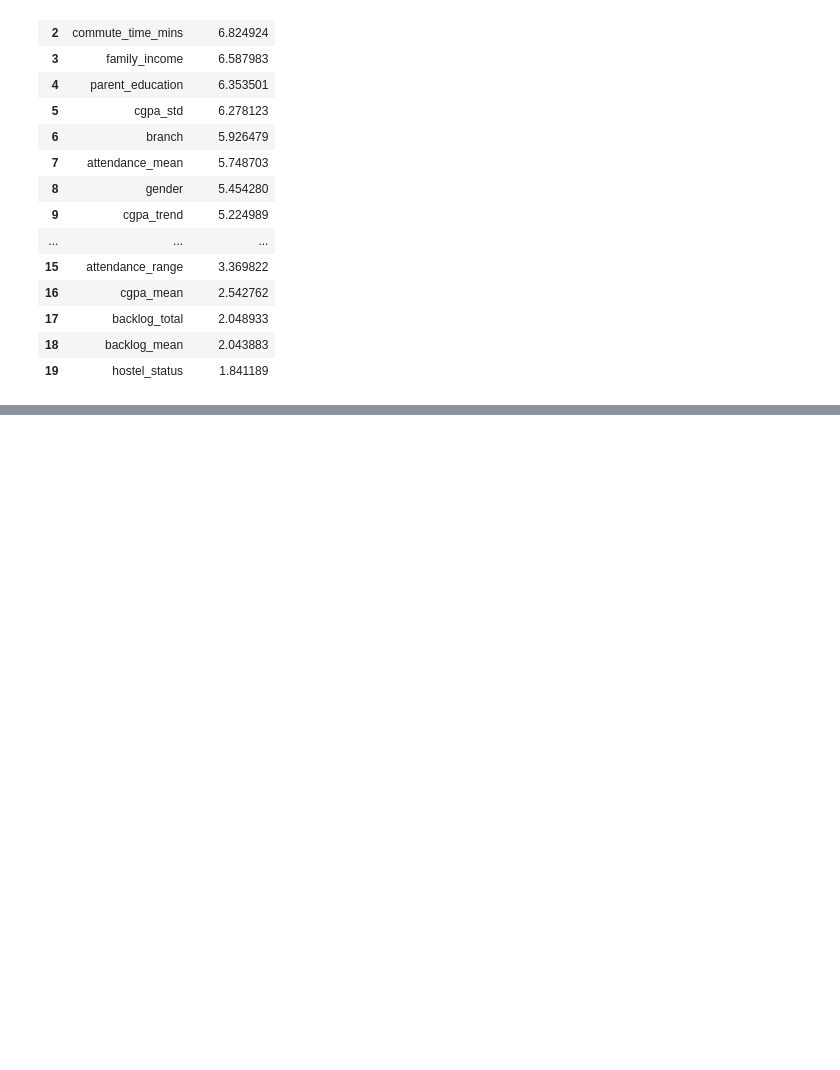
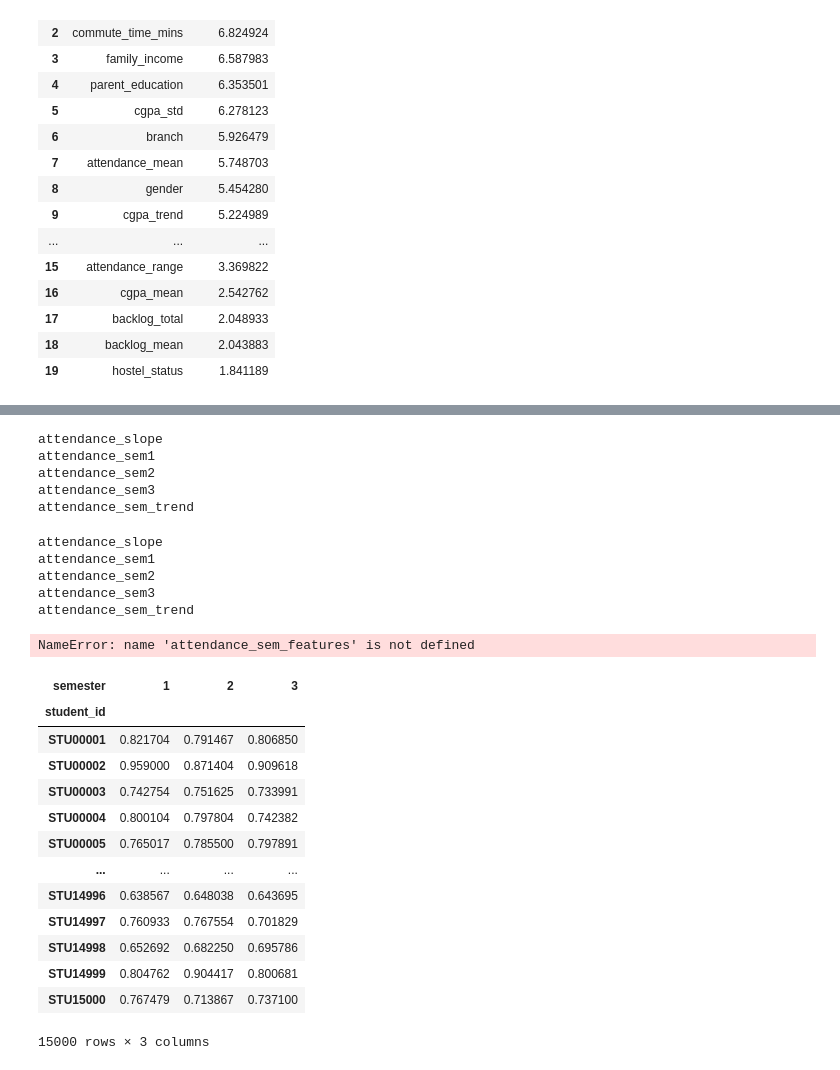
Before and after one commit to adarsh3908/RetinaAI, a Jupyter notebook: notebooks/first_draft.ipynb, the cells around one changed output, grey strips where cells are left out. Cells and saved outputs as stored; diff of their text form; code cells hidden in the pictures; blank space fills up the shorter version.

```diff
--- a/notebooks/first_draft.ipynb
+++ b/notebooks/first_draft.ipynb
@@ -877,0 +1727,2 @@ NameError: name 'attendance_stat' is not defined
+# %%
+attendance = pd.read_csv("../Data/raw/Attendance_series.csv")
@@ -877,0 +2628,56 @@ NameError: name 'attendance_stat' is not defined
+# %%
+for col in train.columns:
+    if "attendance_sem" in col or "attendance_slope" in col:
+        print(col)
+# %% [output]
+attendance_slope
+attendance_sem1
+attendance_sem2
+attendance_sem3
+attendance_sem_trend
+# %%
+semester_attendance = (
+    attendance
+    .groupby(["student_id","semester"])["attendance_pct"]
+    .mean()
+    .reset_index()
+)
+
+semester_pivot = semester_attendance.pivot(
+    index="student_id",
+    columns="semester",
+    values="attendance_pct"
+)
+# %%
+for col in train.columns:
+    if "attendance_sem" in col or "attendance_slope" in col:
+        print(col)
+# %% [output]
+attendance_slope
+attendance_sem1
+attendance_sem2
+attendance_sem3
+attendance_sem_trend
+# %%
+print(attendance_sem_features.shape)
+print(attendance_sem_features.head())
+# %% [output]
+NameError: name 'attendance_sem_features' is not defined
+# %%
+semester_attendance
+semester_pivot
+# %% [output]
+| semester | 1 | 2 | 3 |
+| student_id |  |  |  |
+| STU00001 | 0.821704 | 0.791467 | 0.806850 |
+| STU00002 | 0.959000 | 0.871404 | 0.909618 |
+| STU00003 | 0.742754 | 0.751625 | 0.733991 |
+| STU00004 | 0.800104 | 0.797804 | 0.742382 |
+| STU00005 | 0.765017 | 0.785500 | 0.797891 |
+| ... | ... | ... | ... |
+| STU14996 | 0.638567 | 0.648038 | 0.643695 |
+| STU14997 | 0.760933 | 0.767554 | 0.701829 |
+| STU14998 | 0.652692 | 0.682250 | 0.695786 |
+| STU14999 | 0.804762 | 0.904417 | 0.800681 |
+| STU15000 | 0.767479 | 0.713867 | 0.737100 |
+15000 rows × 3 columns
```
Also changed, not shown: parts of 226 cells of this notebook, 5 other files.
